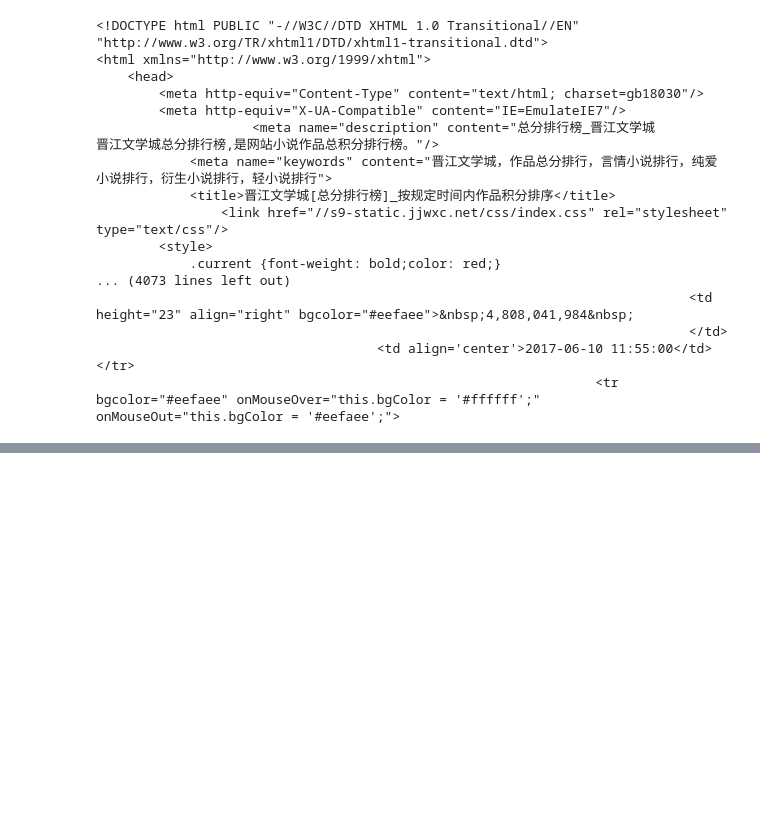
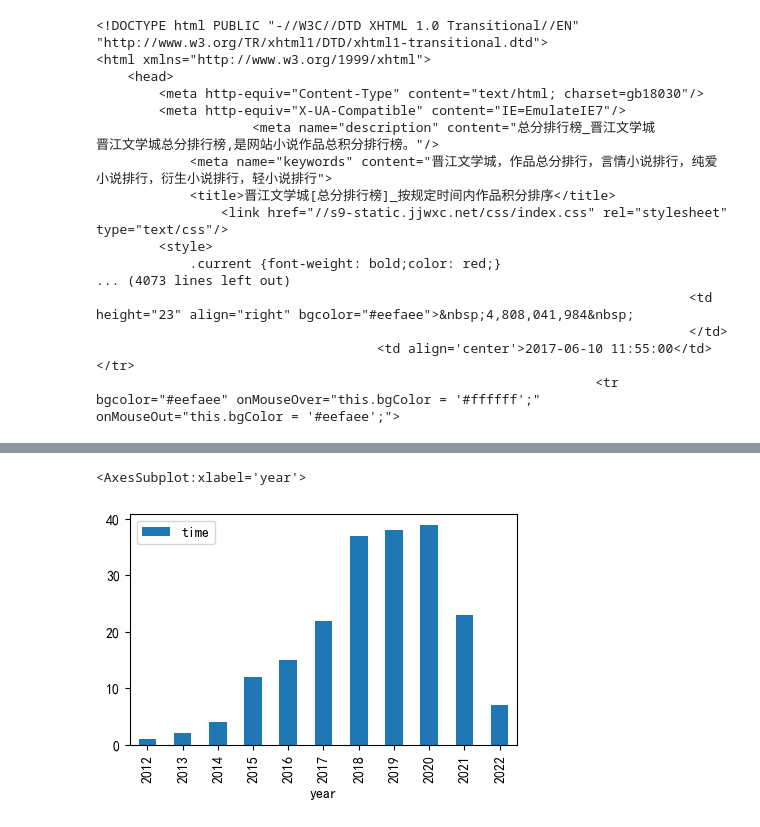
Before and after one commit to Ziyan-Wu/webc, a Jupyter notebook: pachong/ex03_jinjiangAnalysis.ipynb, the cells around one changed output, grey strips where cells are left out. Saved outputs shown, nothing was run; the diff lists cells and outputs as text; code cells hidden in the pictures; blank space fills up the shorter version.

```diff
--- a/pachong/ex03_jinjiangAnalysis.ipynb
+++ b/pachong/ex03_jinjiangAnalysis.ipynb
@@ -95,0 +191,7 @@ print(bs.findAll('tr')[5]) # 江停
+# %%
+# time
+
+df_time = df[['time']]
+df_time['year'] = df_time['time'].str.extract('(^\d{4})', expand=True)
+df_year = df_time.groupby('year').agg('count')
+df_year
@@ -95,0 +217,5 @@ print(bs.findAll('tr')[5]) # 江停
+# %%
+df_year.plot(kind='bar', figsize=(5, 3))
+# %% [output]
+<AxesSubplot:xlabel='year'>
+[figure, added]
```
Also changed, not shown: parts of 20 cells of this notebook.
